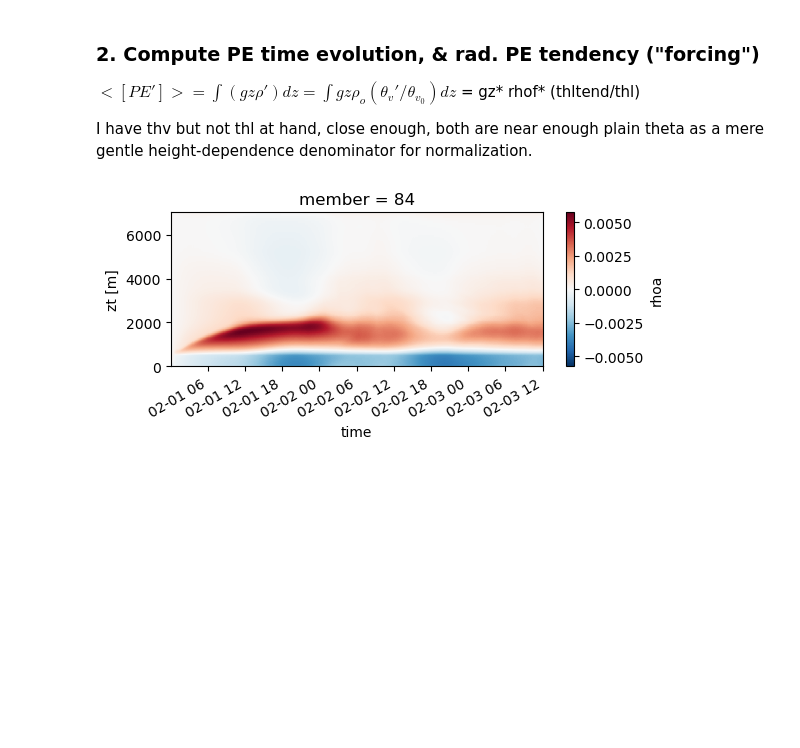
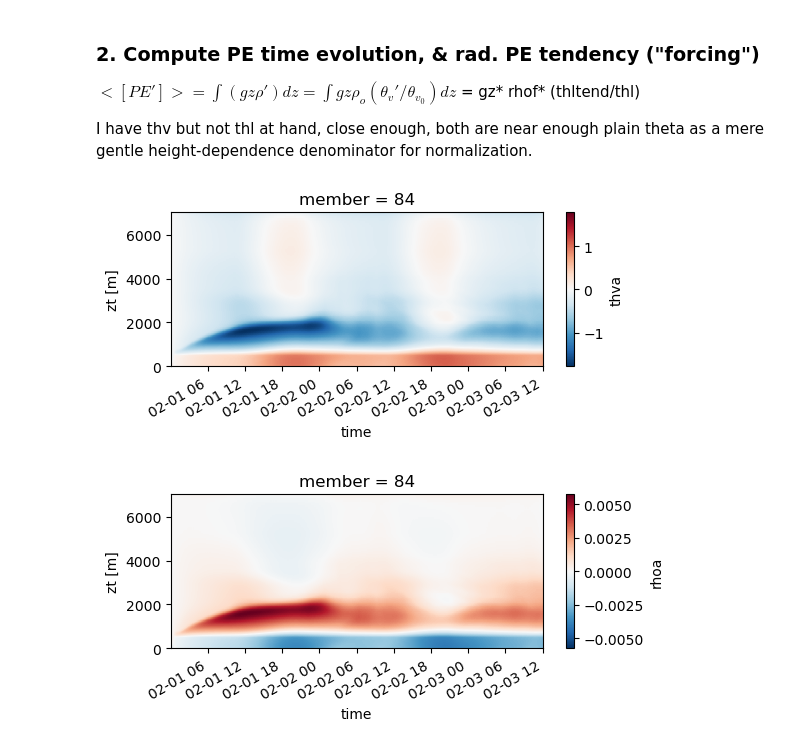
Before and after one commit to brianmapes/EvolutionaryConvection, a Jupyter notebook: Shallow_patterns_CloudBotany/CloudBotany_condprob_entropy.ipynb, the cells around one changed output. Saved outputs shown, nothing was run; the diff lists cells and outputs as text; code cells hidden in the pictures; blank space fills up the shorter version.

```diff
--- a/Shallow_patterns_CloudBotany/CloudBotany_condprob_entropy.ipynb
+++ b/Shallow_patterns_CloudBotany/CloudBotany_condprob_entropy.ipynb
@@ -433,5 +386,10 @@ ds_profiles['PEdot_rad'] = -9.8*( (ds_profiles.rhof)*(ds_profiles.zt)   * \
 ds_profiles['PEadot'] = ds_profiles['PEa'].diff('time') / (5*60)   # units of Wm-2
 # %%
 # Test plots for the above, with some meaning
+# %%
+imem=83
+ds_profiles.thva[imem,:,:].transpose().plot(size=2,aspect=3);
+# %% [output]
+[figure, added]
 # %%
 # Density profile differences from initial for mem=83
```
Also changed, not shown: parts of 28 cells of this notebook, 1 other file.
